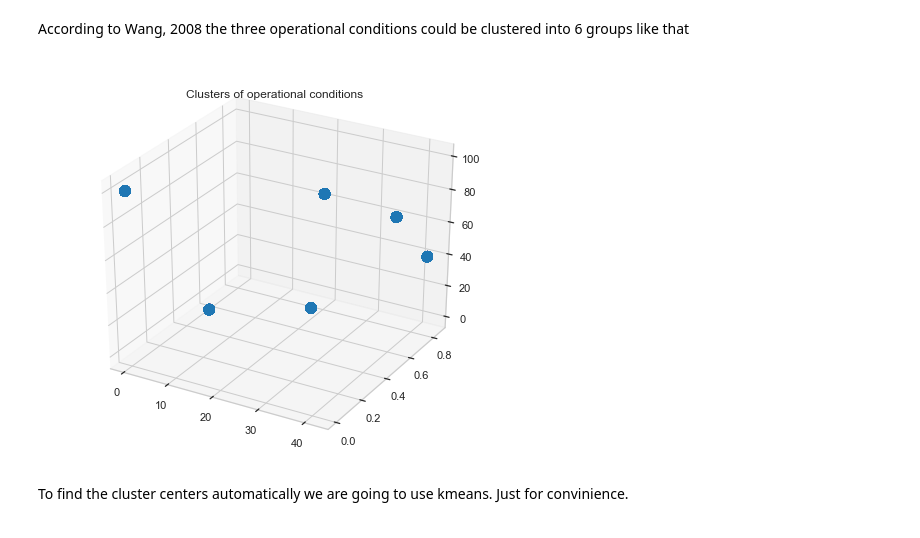
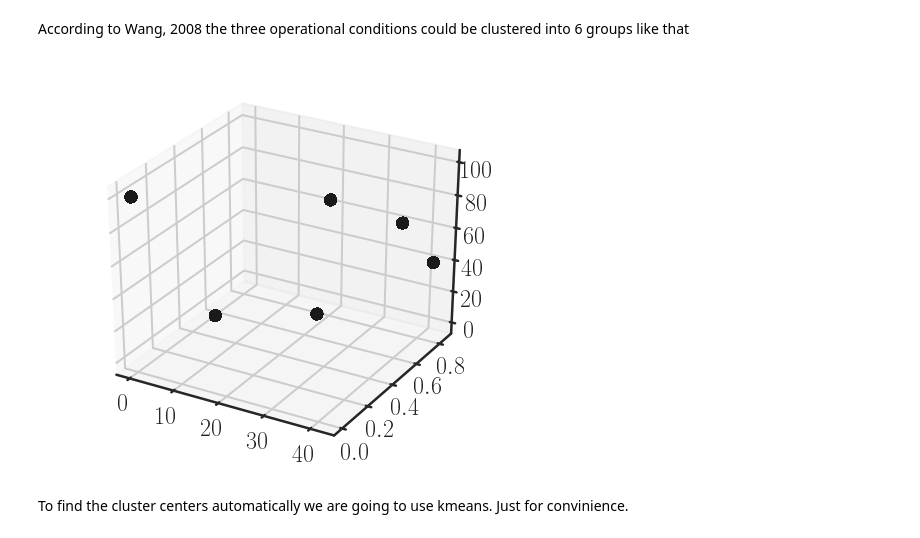
Before and after one commit to navarmn/Turbofan-Airplane-fault-prognosis, a Jupyter notebook: notebooks/0.1-generate_figures-visualization_and_explorations-navarmn.ipynb, the cells around one changed output. Cells and saved outputs as stored; diff of their text form; code cells hidden in the pictures.

```diff
--- a/notebooks/0.1-generate_figures-visualization_and_explorations-navarmn.ipynb
+++ b/notebooks/0.1-generate_figures-visualization_and_explorations-navarmn.ipynb
@@ -97,6 +81,5 @@ ax.plot(data_unit_sensor.iloc[:,-1])
 # %%
-paleta = sns.color_palette("BrBG", 4)
-
+paleta = sns.cubehelix_palette(4, start=.5, rot=-.75)
 
 fig, ax = plt.subplots()
 fig.set_size_inches(10,6)
@@ -109,18 +92,21 @@ g = sns.lineplot(x="time_step", y="Sensor_1", hue='unit',
 
 ax.lines
 # leg = ax.legend(ncol=5, bbox_to_anchor=(0, 1.2), loc='upper left')
-leg.set_title('')
+# leg.set_title('')
 
 h, l = plt.gca().get_legend_handles_labels()
 leg = plt.legend(h[1:],l[1:],
                  title = "",
-                 borderpad = 1.1,
+                 borderpad = 1.0,
                  edgecolor = 'black',
-                 fontsize = 16,
+                 fontsize = 24,
                  frameon = False,
                  loc = 'upper center',
                  ncol=5,
-                 bbox_to_anchor=(0.5, 1.15)
+                 bbox_to_anchor=(0.5, 1.2),
+                 handletextpad=0.3,
+                 handlelength=1.3,
+                 columnspacing=0.7
                 )
 
 sns.despine()
@@ -130,8 +116,7 @@ plt.grid()
 plt.xlabel('time (cycles)')
 plt.ylabel('Sensor 1')
 
-# Set font sizes:
-# sns.set(font_scale=1)
+plt.style.use('./latex_navar.mplstyle')
 
 plt.savefig('01_figure_sensor_units.eps', format='eps', dpi=300, bbox_inches='tight')
 # %% [output]
@@ -187,18 +182,0 @@ dots.dots = sns.load_dataset("dots")
-# %%
-import seaborn as sns
-sns.set(style="ticks")
-# sns.set_context("poster")
-
-dots = sns.load_dataset("dots")
-
-# Define a palette to ensure that colors will be
-# shared across the facets
-palette = dict(zip(dots.coherence.unique(),
-                   sns.color_palette("rocket_r", 6)))
-
-# Plot the lines on two facets
-sns.relplot(x="time", y="firing_rate",
-            hue="coherence", size="choice", col="align",
-            size_order=["T1", "T2"], palette=palette,
-            height=5, aspect=.75, facet_kws=dict(sharex=False),
-            kind="line", legend="full", data=dots)
@@ -260,14 +253,18 @@ interactive(children=(IntSlider(value=109, description='unit', max=218, min=1),
 # %% [markdown]
 According to Wang, 2008 the three operational conditions could be clustered into 6 groups like that
 # %%
+# paleta = sns.cubehelix_palette(6, start=.5, rot=-.75)
+
 from mpl_toolkits.mplot3d import Axes3D
 fig = plt.figure(figsize=(8,7))
 ax = fig.add_subplot(111, projection='3d')
-ax.scatter(data['operational_setting_1'], data['operational_setting_2'], data['operational_setting_3'], s=100)
-plt.title('Clusters of operational conditions')
-plt.show()
+ax.scatter(data['operational_setting_1'], data['operational_setting_2'], data['operational_setting_3'], s=100, c='k')
+
+plt.grid()
+
+plt.savefig('04_cluster_operational_conditional.eps', format='eps', dpi=300, bbox_inches='tight')
 # %% [output]
-[figure, old version]
+[figure, new version]
 # %% [markdown]
 To find the cluster centers automatically we are going to use kmeans. Just for convinience.
 # %% [markdown]
```
Also changed, not shown: parts of 15 cells of this notebook, 10 other files.
